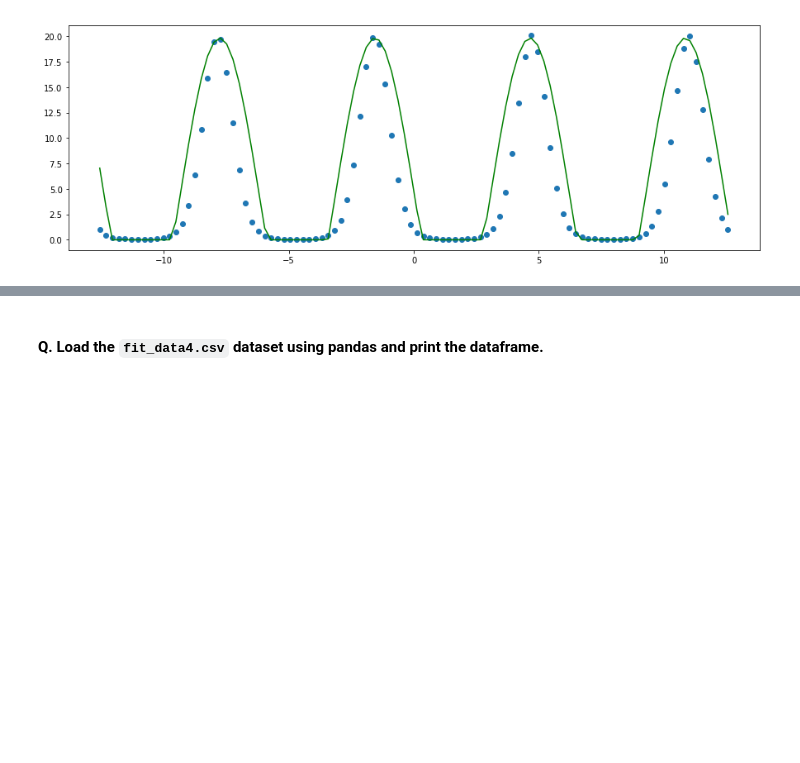
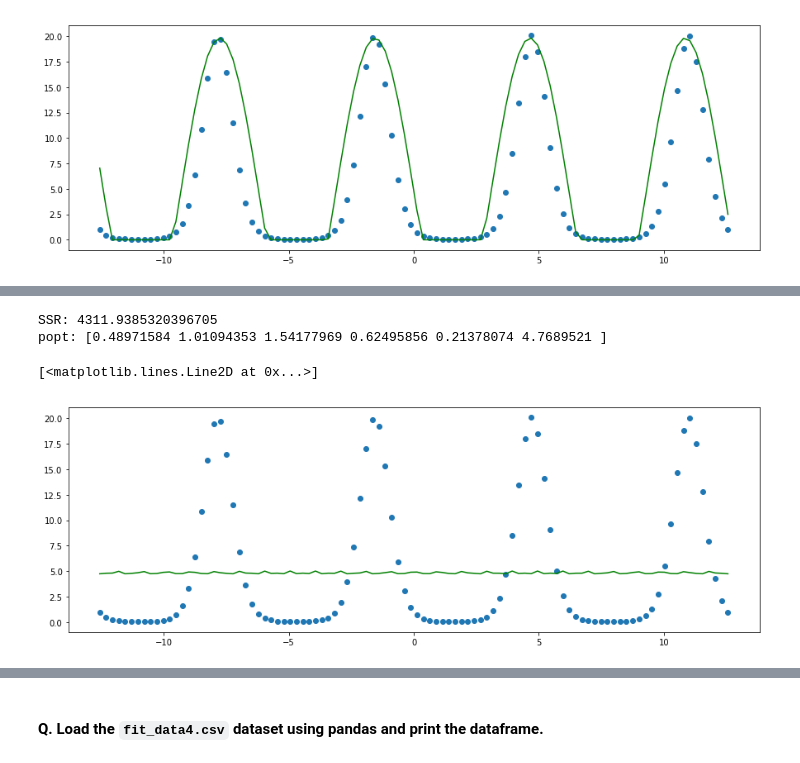
Before and after one commit to patdonato/msds2022_mds, a Jupyter notebook: HW2.ipynb, the cells around one changed output, grey strips where cells are left out. Drawn from its saved outputs; the diff is of its cells as text; code cells hidden in the pictures; blank space fills up the shorter version.

```diff
--- a/HW2.ipynb
+++ b/HW2.ipynb
@@ -526,0 +621,22 @@ tmp.sort_values('x3').iloc[0:50,]
+# %%
+def quadratic(x, a2, b2, c2):
+    return (a2 * x * x) + (b2 * x) + c2
+def sine(x, A4, f4, C4):
+    return A4 * np.sin((2 * np.pi * f4 * x) + C4)
+def quadratic_sine(x, A4, f4, C4, a2, b2, c2):
+    return quadratic(sine(x, A4, f4, C4), a2, b2, c2)
+
+popt, pcov = curve_fit(quadratic_sine, x3, y3)
+yhat = quadratic_sine(x3, *popt)
+print("SSR:", calc_ssr(y3, yhat))
+print("popt:", popt)
+
+x_range = np.linspace(min(x3), max(x3), 100)
+plt.scatter(x3, y3)
+y_hat = quadratic_sine(x3, *popt)
+plt.plot(x_range, y_hat, 'g-')
+# %% [output]
+SSR: 4311.9385320396705
+popt: [0.48971584 1.01094353 1.54177969 0.62495856 0.21378074 4.7689521 ]
+[<matplotlib.lines.Line2D at 0x...>]
+[figure, added]
```
Also changed, not shown: parts of 25 cells of this notebook, 2 other files.
